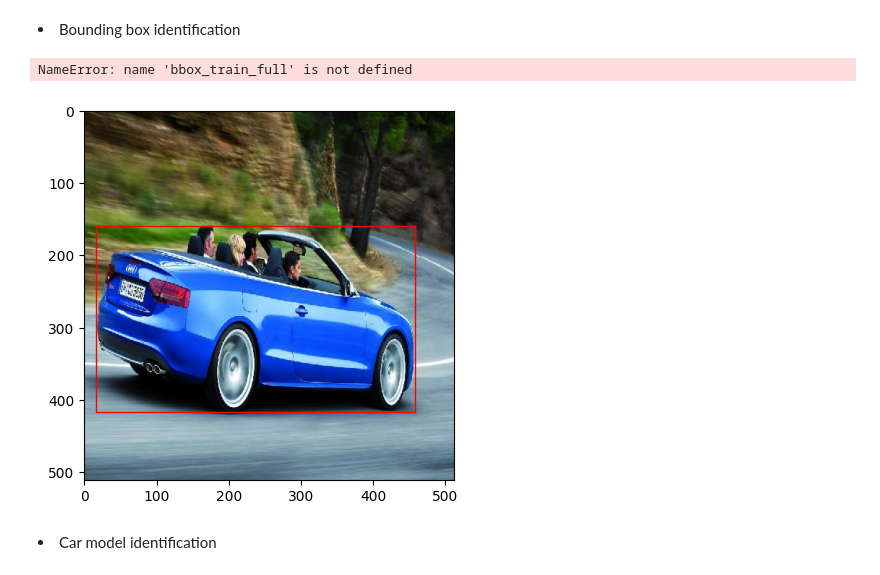
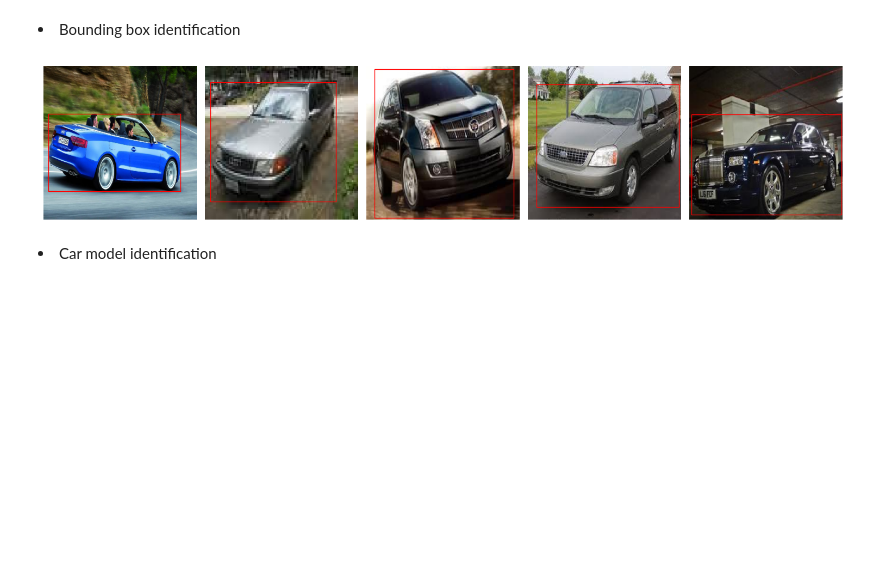
Before and after one commit to jyecapgemini/data_challenge_mines, a Jupyter notebook: Welcoming notebook/Welcoming_Hackathon_v2.ipynb, the cells around one changed output. Cells and saved outputs as stored; diff of their text form; code cells hidden in the pictures; blank space fills up the shorter version.

```diff
--- a/Welcoming notebook/Welcoming_Hackathon_v2.ipynb
+++ b/Welcoming notebook/Welcoming_Hackathon_v2.ipynb
@@ -235,49 +241,63 @@ bbox_train, bbox_eval = train_test_split(
 # %%
 from tensorflow.keras.preprocessing.image import load_img, img_to_array
 
-def preprocess_data(bbox_data, image_path, target_size=(512, 512)):
-    X = []  # List to store the preprocessed images
-    y = []  # List to store the target labels (IOU-based bounding boxes)
+class DataPreprocessor:
+    # Write your code to preprocess the data
 
-    for idx, row in bbox_data.iterrows():
-        im_name, x1, y1, x2, y2 = row
-        im = load_img(f"{image_path}/{im_name}", target_size=target_size)
-        im = img_to_array(im) / 255.0  # Normalize the image pixels to [0, 1]
-        X.append(im)
+    #-----------------------------Sample Code ( to be deleted ) -------------------------------
+    def __init__(self, target_size=(512, 512)):
+        self.target_size = target_size
 
-        # Calculate scaling factors for bounding box coordinates
-        orig_width, orig_height = load_img(f"{image_path}/{im_name}").size
-        scale_x = target_size[0] / orig_width
-        scale_y = target_size[1] / orig_height
+    def preprocess_data(self, bbox_data, image_path):
+        X = []  # List to store the preprocessed images
+        y = []  # List to store the target labels (IOU-based bounding boxes)
 
-        # Resize and scale bounding box coordinates
-        x1_scaled = x1 * scale_x
-        y1_scaled = y1 * scale_y
-        x2_scaled = x2 * scale_x
-        y2_scaled = y2 * scale_y
+        for idx, row in bbox_data.iterrows():
+            im_name, x1, y1, x2, y2 = row
+            im = load_img(f"{image_path}/{im_name}", target_size=self.target_size)
+            im = img_to_array(im) / 255.0  # Normalize the image pixels to [0, 1]
+            X.append(im)
 
-        target_label = [x1_scaled, y1_scaled, x2_scaled, y2_scaled]
-        y.append(target_label)
+            # Calculate scaling factors for bounding box coordinates
+            orig_width, orig_height = load_img(f"{image_path}/{im_name}").size
+            scale_x = self.target_size[0] / orig_width
+            scale_y = self.target_size[1] / orig_height
 
-    return np.array(X), np.array(y)
-# Load and preprocess the data
+            # Resize and scale bounding box coordinates
+            x1_scaled = x1 * scale_x
+            y1_scaled = y1 * scale_y
+            x2_scaled = x2 * scale_x
+            y2_scaled = y2 * scale_y
+
+            target_label = [x1_scaled, y1_scaled, x2_scaled, y2_scaled]
+            y.append(target_label)
+
+        return np.array(X), np.array(y)
+
+# Load and preprocess the data using the class
 image_path = "../datasets_train/train"
-X_train, y_train = preprocess_data(bbox_train_full, image_path)
+preprocessor = DataPreprocessor(target_size=(512, 512))
+X_train, y_train = preprocessor.preprocess_data(bbox_train_full, image_path)
-# %% [output]
-NameError: name 'bbox_train_full' is not defined
 # %%
-#Show the processed images
-image = X_train[0]
-bbox_coords = y_train[0]
+images = X_train[:5]  # Displaying the first 5 images
+bbox_coords_list = y_train[:5]  # Bounding box coordinates for the first 5 images
 
-# Plot the image with the bounding box
-plt.imshow(image)
-ax = plt.gca()
-rect = plt.Rectangle((bbox_coords[0], bbox_coords[1]), bbox_coords[2] - bbox_coords[0], bbox_coords[3] - bbox_coords[1], linewidth=1, edgecolor='r', facecolor='none')
-ax.add_patch(rect)
+# Set the figure size
+plt.figure(figsize=(15, 5))  # Adjust the width and height as needed
+
+# Plot images with bounding boxes
+for i, (image, bbox_coords) in enumerate(zip(images, bbox_coords_list)):
+    plt.subplot(1, len(images), i + 1)
+    plt.imshow(image)
+    ax = plt.gca()
+    rect = plt.Rectangle((bbox_coords[0], bbox_coords[1]), bbox_coords[2] - bbox_coords[0], bbox_coords[3] - bbox_coords[1], linewidth=1, edgecolor='r', facecolor='none')
+    ax.add_patch(rect)
+    plt.axis('off')
+
+plt.tight_layout()
 plt.show()
 # %% [output]
-[figure, old version]
+[figure, new version]
 # %%
 import tensorflow as tf
 
```
Also changed, not shown: parts of 7 cells of this notebook.
